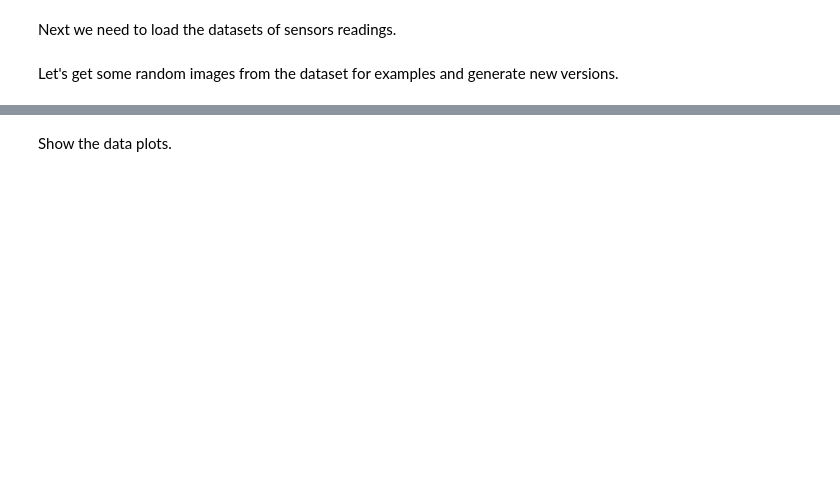
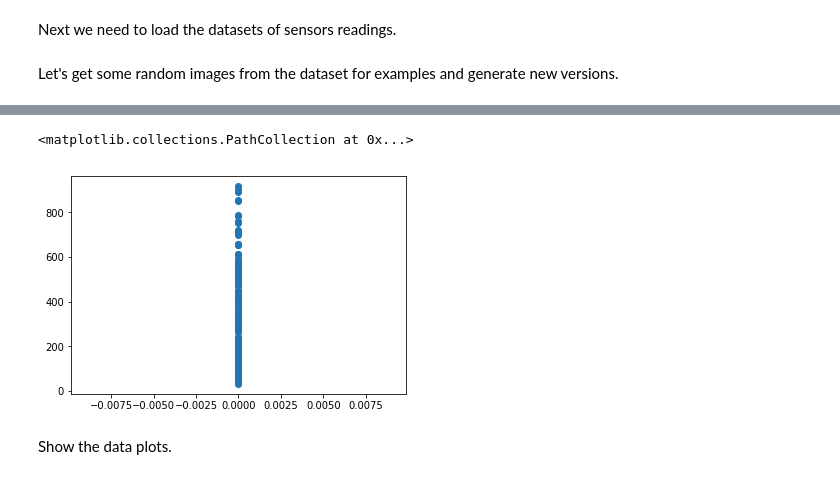
Before and after one commit to mttmac/glance, a Jupyter notebook: Week3Demo.ipynb, the cells around one changed output, grey strips where cells are left out. Cells and saved outputs as stored; diff of their text form; code cells hidden in the pictures; blank space fills up the shorter version.

```diff
--- a/Week3Demo.ipynb
+++ b/Week3Demo.ipynb
@@ -105,3 +162,8 @@ array([[0.20700543, 0.21094273, 0.21592006, ..., 0.20280811, 0.20438674,
+# %%
+plt.scatter(targets, MSE)
+# %% [output]
+<matplotlib.collections.PathCollection at 0x...>
+[figure, added]
 # %% [markdown]
 Show the data plots.
 # %%
```
Also changed, not shown: parts of 23 cells of this notebook, 4 other files.
